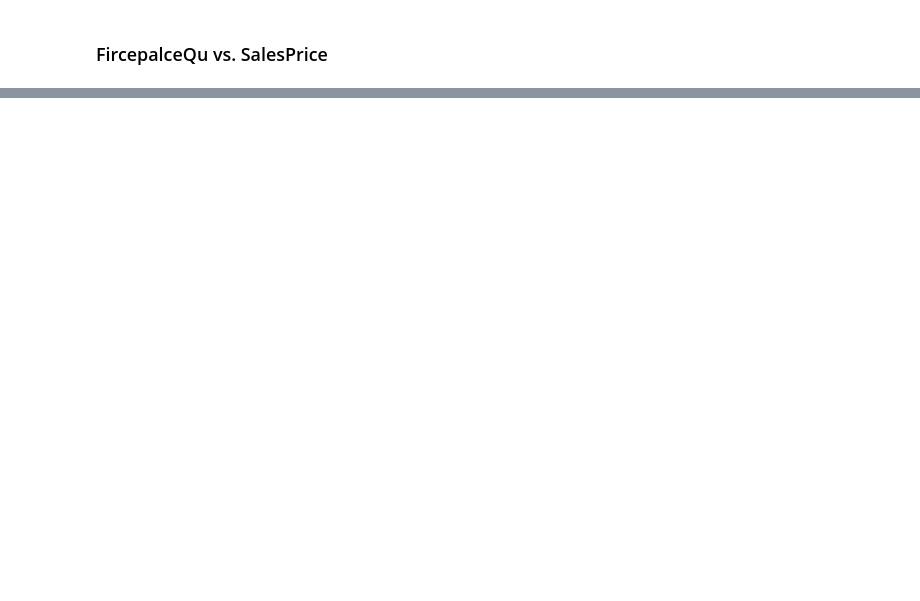
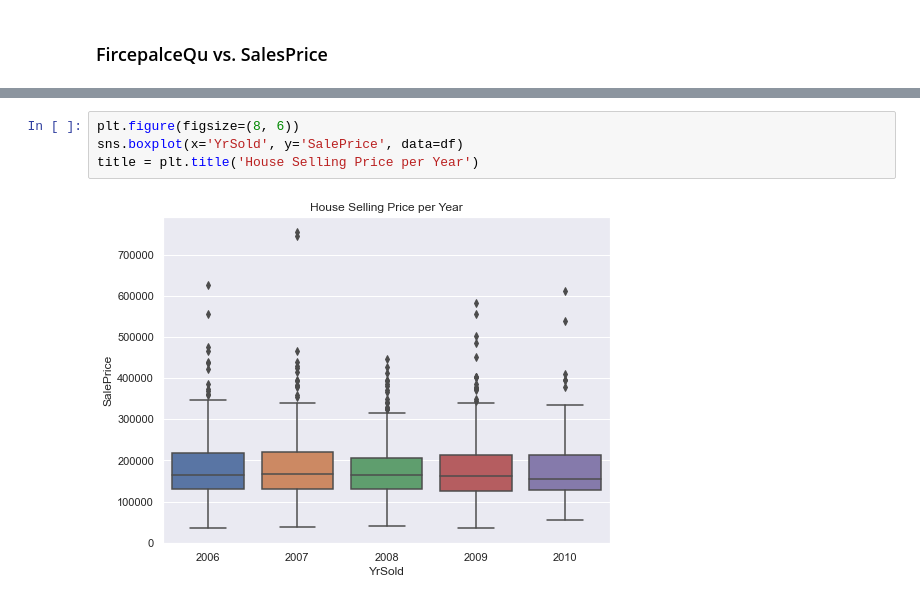
Before and after one commit to DrakeData/House_Price_EDA, a Jupyter notebook: MSDS422_Assignment1.ipynb, the cells around one changed output, grey strips where cells are left out. Drawn from its saved outputs; the diff is of its cells as text; blank space fills up the shorter version.

```diff
--- a/MSDS422_Assignment1.ipynb
+++ b/MSDS422_Assignment1.ipynb
@@ -193,0 +246,6 @@ ax = sns.barplot(x='FireplaceQu', y="SalePrice", data=df)
+# %%
+plt.figure(figsize=(8, 6))
+sns.boxplot(x='YrSold', y='SalePrice', data=df)
+title = plt.title('House Selling Price per Year')
+# %% [output]
+[figure, added]
```
Also changed, not shown: parts of 29 cells of this notebook.
